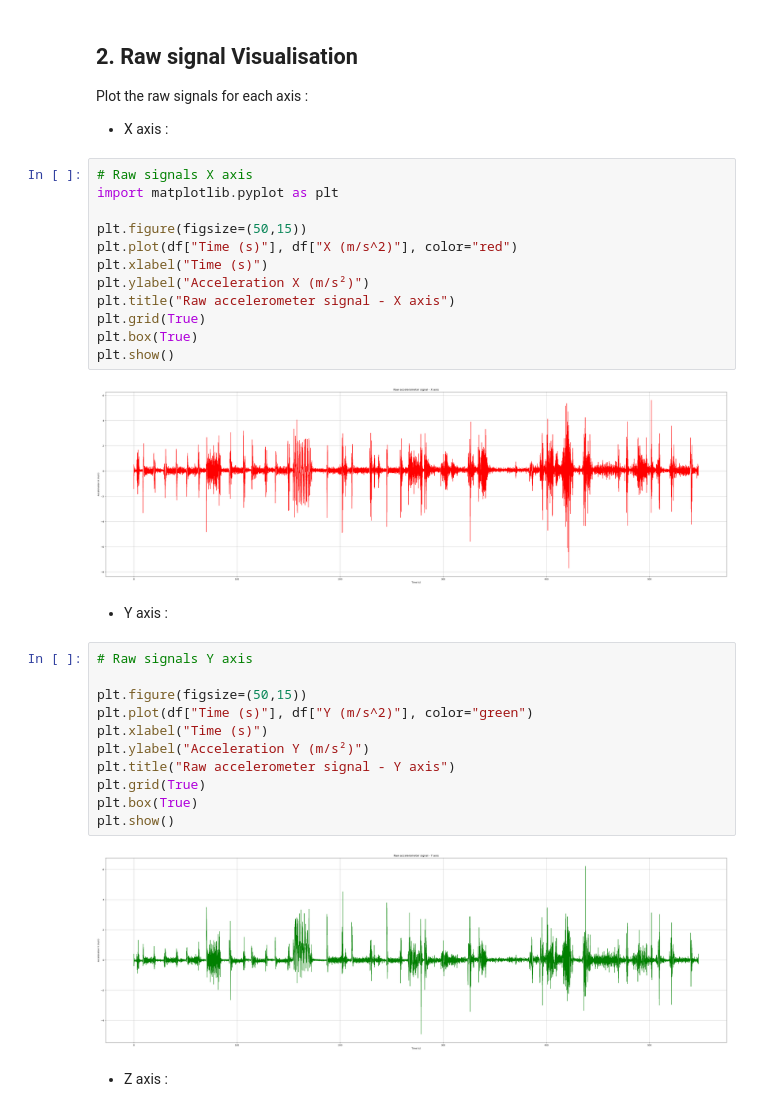
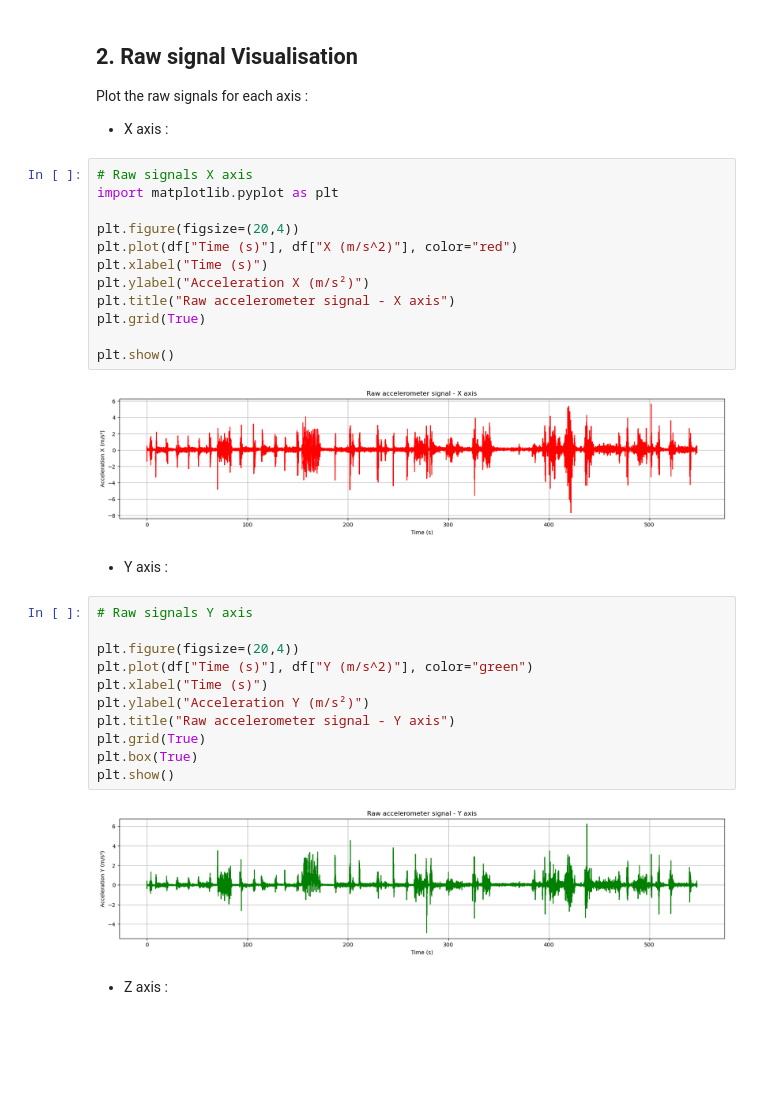
Before and after one commit to zemmahisofi-byte/Projet_R_Python, a Jupyter notebook: Projet_python/main.ipynb, the cells around one changed output. Saved outputs shown, nothing was run; the diff lists cells and outputs as text; blank space fills up the shorter version.

```diff
--- a/Projet_python/main.ipynb
+++ b/Projet_python/main.ipynb
@@ -49,23 +49,23 @@ Plot the raw signals for each axis :
 # %%
 # Raw signals X axis
 import matplotlib.pyplot as plt
 
-plt.figure(figsize=(50,15))
+plt.figure(figsize=(20,4))
 plt.plot(df["Time (s)"], df["X (m/s^2)"], color="red")
 plt.xlabel("Time (s)")
 plt.ylabel("Acceleration X (m/s²)")
 plt.title("Raw accelerometer signal - X axis")
 plt.grid(True)
-plt.box(True)
+
 plt.show()
 # %% [output]
-[figure, old version]
+[figure, new version]
 # %% [markdown]
 - Y axis :
 # %%
 # Raw signals Y axis
 
-plt.figure(figsize=(50,15))
+plt.figure(figsize=(20,4))
 plt.plot(df["Time (s)"], df["Y (m/s^2)"], color="green")
 plt.xlabel("Time (s)")
 plt.ylabel("Acceleration Y (m/s²)")
@@ -74,7 +74,7 @@ plt.grid(True)
 plt.box(True)
 plt.show()
 # %% [output]
-[figure, old version]
+[figure, new version]
 # %% [markdown]
 - Z axis :
 # %%
```
Also changed, not shown: parts of 6 cells of this notebook.
